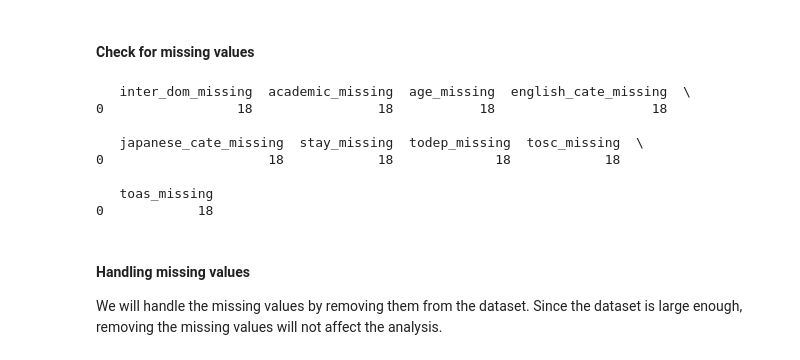
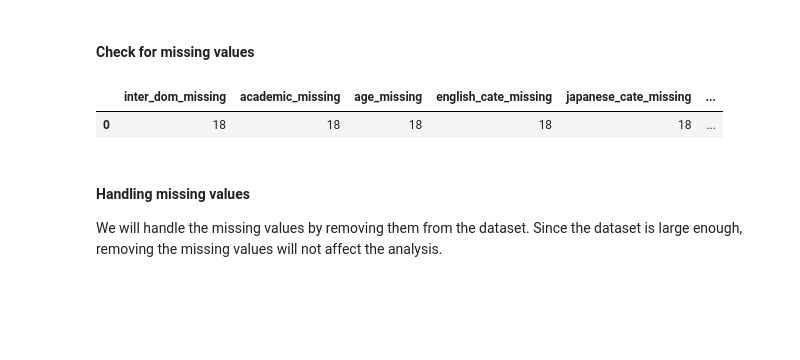
Before and after one commit to mbuvimuia/analyzing-students--mental-health-sql, a Jupyter notebook: notebook.ipynb, the cells around one changed output. Cells and saved outputs as stored; diff of their text form; code cells hidden in the pictures; blank space fills up the shorter version.

```diff
--- a/notebook.ipynb
+++ b/notebook.ipynb
@@ -95,30 +91,24 @@ The answer we are trying to prove is that international students have a higher r
 # %%
 q2 = """
 SELECT
     SUM(CASE WHEN inter_dom IS NULL THEN 1 ELSE 0 END) AS inter_dom_missing,
     SUM(CASE WHEN academic IS NULL THEN 1 ELSE 0 END) AS academic_missing,
     SUM(CASE WHEN age IS NULL THEN 1 ELSE 0 END) AS age_missing,
     SUM(CASE WHEN english_cate IS NULL THEN 1 ELSE 0 END) AS english_cate_missing,
     SUM(CASE WHEN japanese_cate IS NULL THEN 1 ELSE 0 END) AS japanese_cate_missing,
     SUM(CASE WHEN stay IS NULL THEN 1 ELSE 0 END) AS stay_missing,
     SUM(CASE WHEN todep IS NULL THEN 1 ELSE 0 END) AS todep_missing,
     SUM(CASE WHEN tosc IS NULL THEN 1 ELSE 0 END) AS tosc_missing,
     SUM(CASE WHEN toas IS NULL THEN 1 ELSE 0 END) AS toas_missing
 FROM students;
 """
 
 result = pd.read_sql(q2, conn)
 
-print(result)
+result
 # %% [output]
-   inter_dom_missing  academic_missing  age_missing  english_cate_missing  \
-0                 18                18           18                    18
-
-   japanese_cate_missing  stay_missing  todep_missing  tosc_missing  \
-0                     18            18             18            18
-
-   toas_missing
-0            18
+|  | inter_dom_missing | academic_missing | age_missing | english_cate_missing | japanese_cate_missing | ... |
+| 0 | 18 | 18 | 18 | 18 | 18 | ... |
 # %%
 # Each key column we are focusing has 18 missing values
 # %% [markdown]
```
Also changed, not shown: parts of 2 cells of this notebook.
